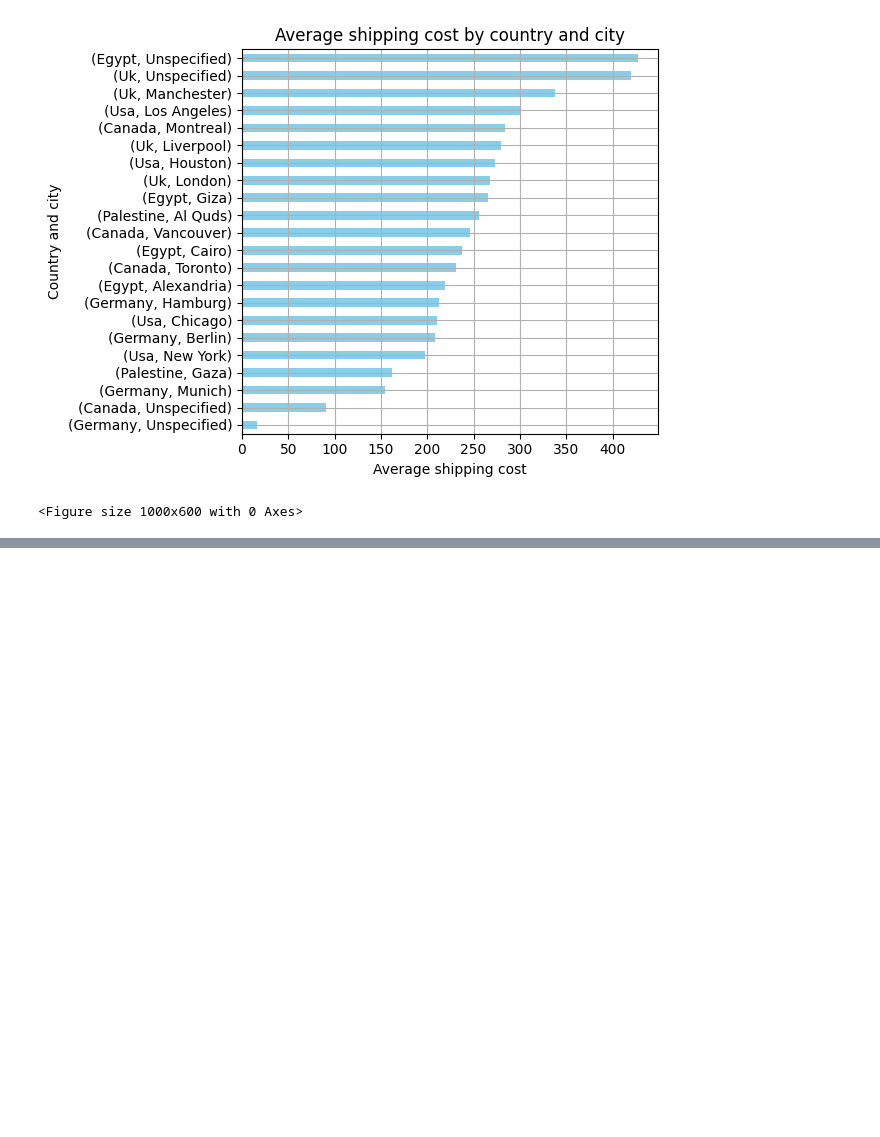
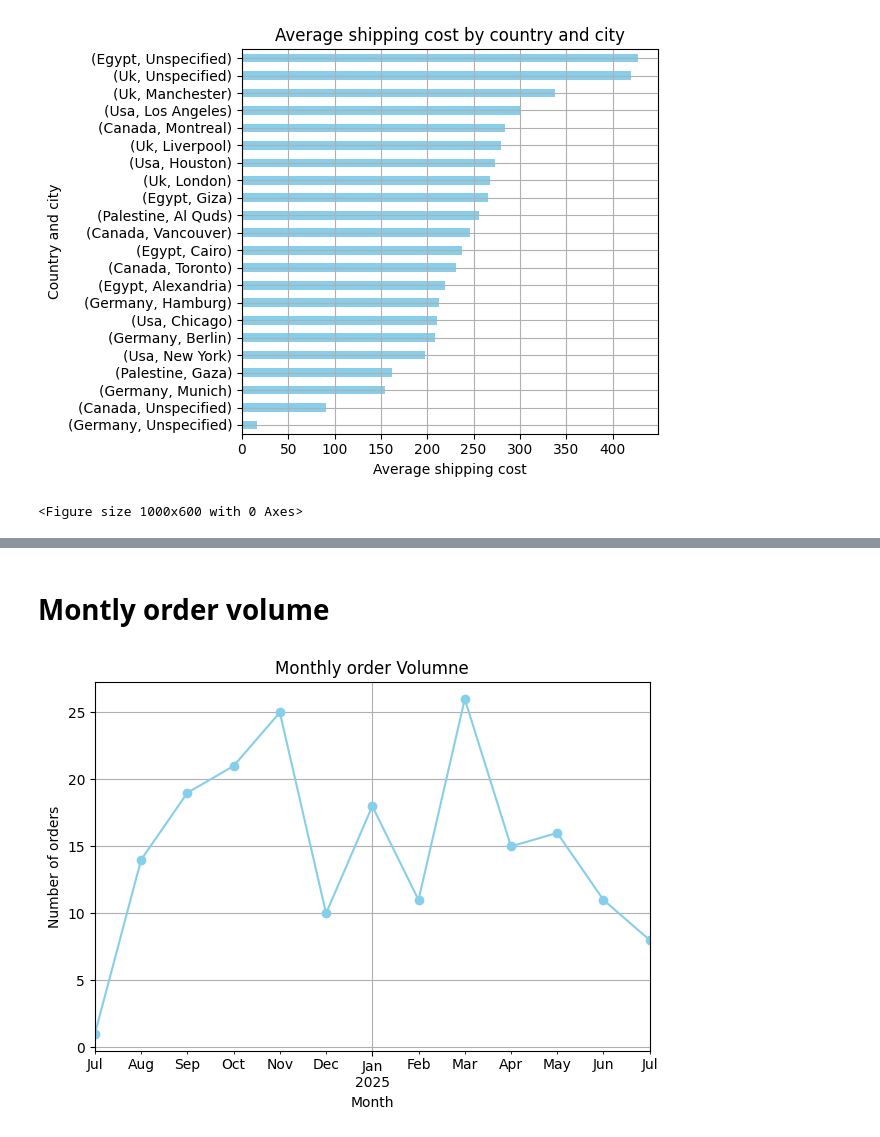
Before and after one commit to julian190/data-cleaning-project, a Jupyter notebook: notebooks/Pandas working with sample data.ipynb, the cells around one changed output, grey strips where cells are left out. Cells and saved outputs as stored; diff of their text form; code cells hidden in the pictures; blank space fills up the shorter version.

```diff
--- a/notebooks/Pandas working with sample data.ipynb
+++ b/notebooks/Pandas working with sample data.ipynb
@@ -216,0 +252,28 @@ plt.show()
+# %% [markdown]
+# Montly order volume
+# %%
+#Get month from order date
+df["Month"] = df["OrderDate"].dt.to_period("M")
+
+#Get count per month
+monthly_orders = df.groupby("Month").size()
+
+#Create line plot
+monthly_orders.plot(kind="line", marker="o",color="skyblue")
+#Add title and labels
+plt.title("Monthly order Volumne")
+
+plt.xlabel("Month")
+
+plt.ylabel("Number of orders")
+
+#Show grid
+plt.grid(True)
+
+# make it look better
+
+plt.tight_layout()
+
+plt.show()
+# %% [output]
+[figure, added]
```
Also changed, not shown: parts of 4 cells of this notebook.
